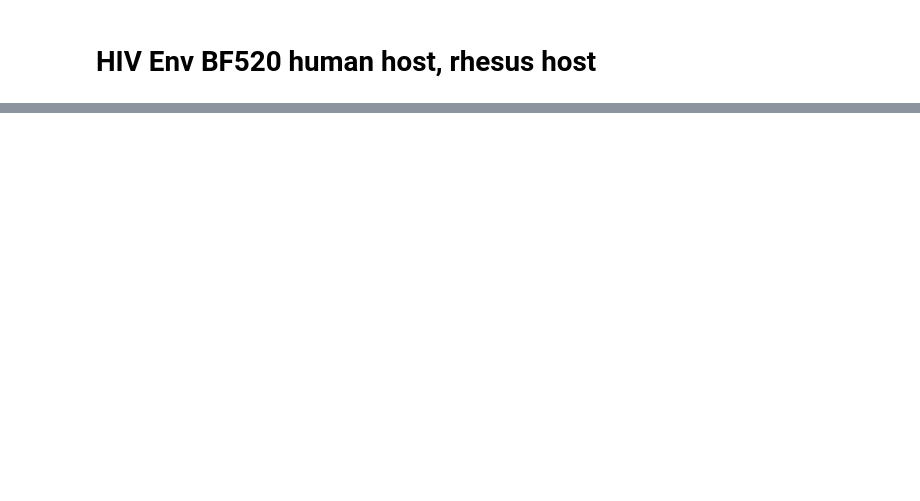
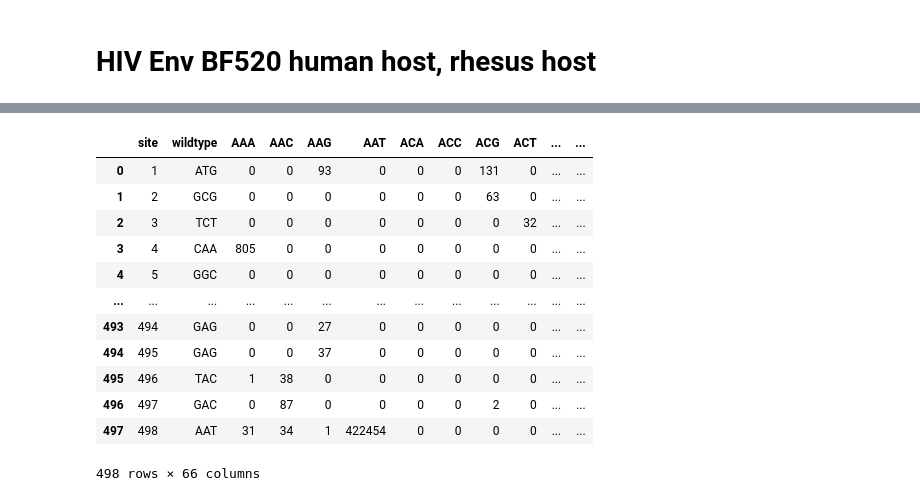
Before and after one commit to bartonlab/paper-DMS-inference, a Jupyter notebook: preference_transform.ipynb, the cells around one changed output, grey strips where cells are left out. Drawn from its saved outputs; the diff is of its cells as text; code cells hidden in the pictures; blank space fills up the shorter version.

Commit message:
update WSN transform preference and data set info

```diff
--- a/preference_transform.ipynb
+++ b/preference_transform.ipynb
@@ -227,3 +307,17 @@ pd.read_csv('./outputs/selection_coefficients/HIV BF520 rhesus host.csv.gz')
 # %%
-count_file = './data/raw_data/human_DNA_codoncounts.csv'
+count_file = './data/raw_data/PR8_DNA_codoncounts.csv'
 pd.read_csv(count_file)
+# %% [output]
+|  | site | wildtype | AAA | AAC | AAG | AAT | ACA | ACC | ACG | ACT | ... | ... |
+| 0 | 1 | ATG | 0 | 0 | 93 | 0 | 0 | 0 | 131 | 0 | ... | ... |
+| 1 | 2 | GCG | 0 | 0 | 0 | 0 | 0 | 0 | 63 | 0 | ... | ... |
+| 2 | 3 | TCT | 0 | 0 | 0 | 0 | 0 | 0 | 0 | 32 | ... | ... |
+| 3 | 4 | CAA | 805 | 0 | 0 | 0 | 0 | 0 | 0 | 0 | ... | ... |
+| 4 | 5 | GGC | 0 | 0 | 0 | 0 | 0 | 0 | 0 | 0 | ... | ... |
+| ... | ... | ... | ... | ... | ... | ... | ... | ... | ... | ... | ... | ... |
+| 493 | 494 | GAG | 0 | 0 | 27 | 0 | 0 | 0 | 0 | 0 | ... | ... |
+| 494 | 495 | GAG | 0 | 0 | 37 | 0 | 0 | 0 | 0 | 0 | ... | ... |
+| 495 | 496 | TAC | 1 | 38 | 0 | 0 | 0 | 0 | 0 | 0 | ... | ... |
+| 496 | 497 | GAC | 0 | 87 | 0 | 0 | 0 | 0 | 2 | 0 | ... | ... |
+| 497 | 498 | AAT | 31 | 34 | 1 | 422454 | 0 | 0 | 0 | 0 | ... | ... |
+498 rows × 66 columns
```
Also changed, not shown: parts of 11 cells of this notebook, 9 other files.
